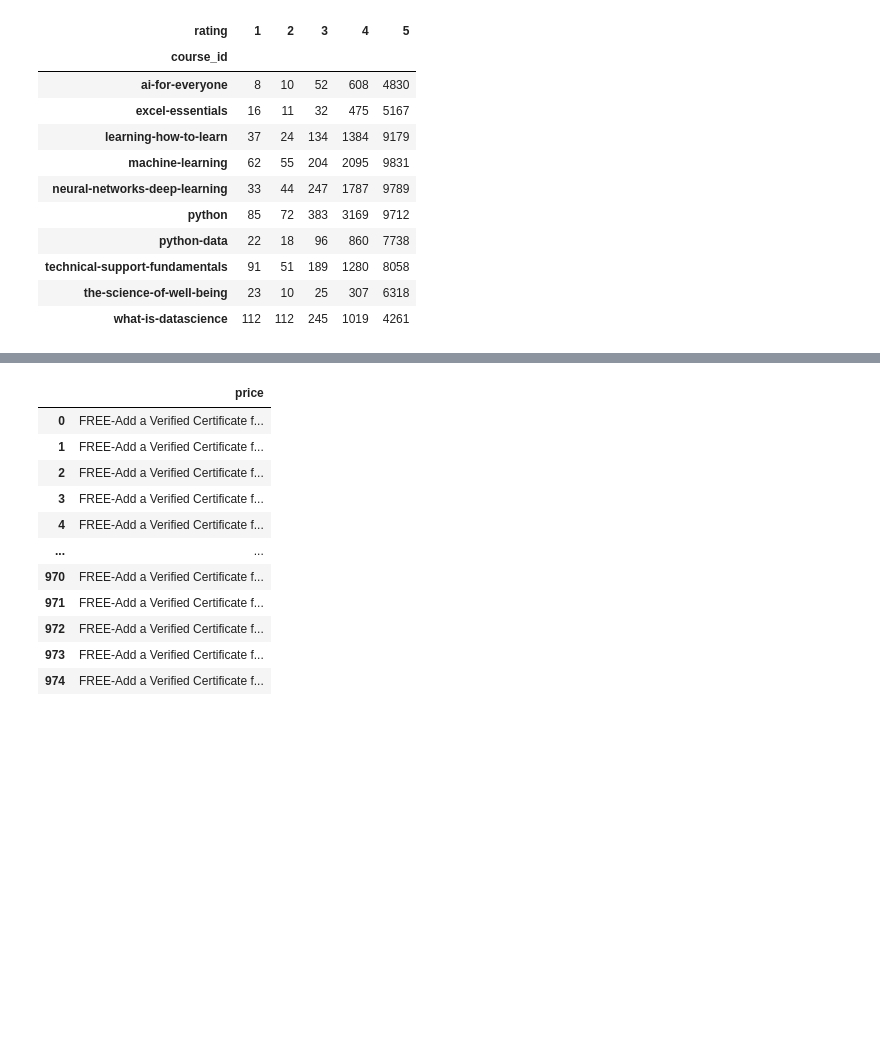
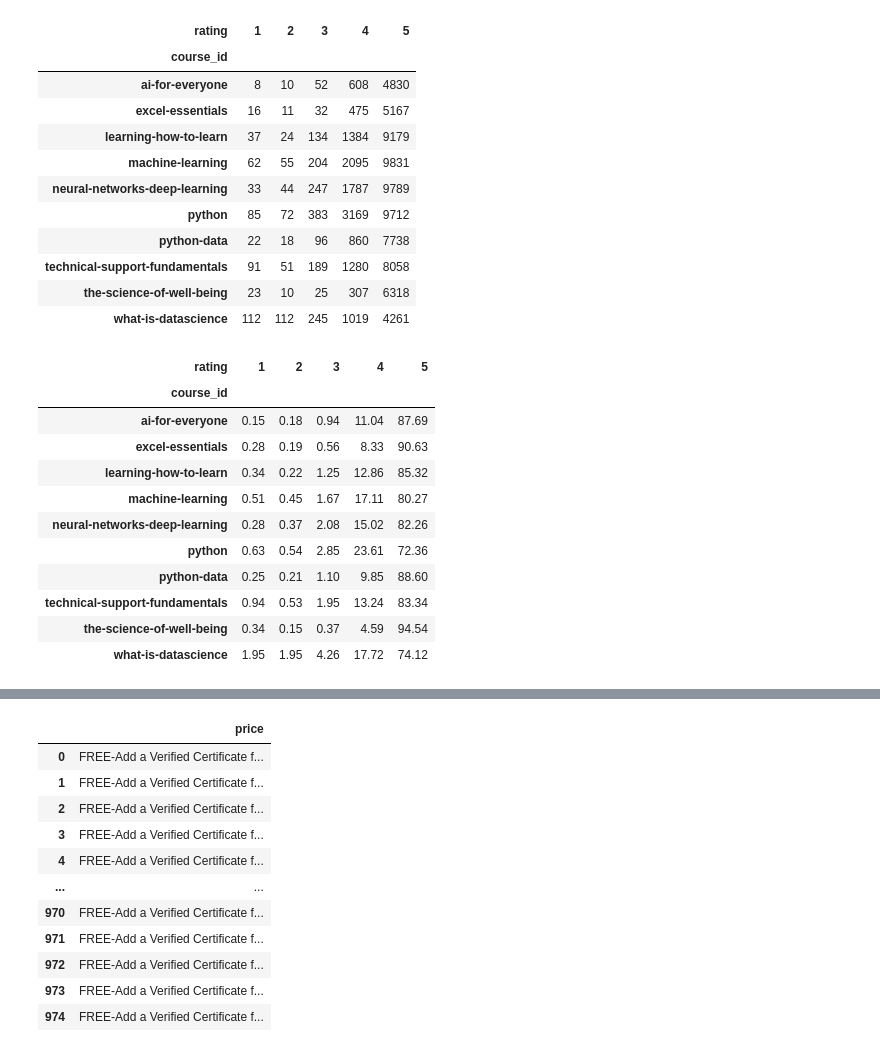
Before and after one commit to octa-acostamonti/MOOCs-Analyisis, a Jupyter notebook: EDA.ipynb, the cells around one changed output, grey strips where cells are left out. Drawn from its saved outputs; the diff is of its cells as text; code cells hidden in the pictures; blank space fills up the shorter version.

```diff
--- a/EDA.ipynb
+++ b/EDA.ipynb
@@ -281,6 +271,23 @@ rating_conteo
 | technical-support-fundamentals | 91 | 51 | 189 | 1280 | 8058 |
 | the-science-of-well-being | 23 | 10 | 25 | 307 | 6318 |
 | what-is-datascience | 112 | 112 | 245 | 1019 | 4261 |
+# %%
+rating_porcentaje = rating_conteo.div(rating_conteo.sum(axis=1), axis=0) * 100
+# %%
+rating_porcentaje.round(2)
+# %% [output]
+| rating | 1 | 2 | 3 | 4 | 5 |
+| course_id |  |  |  |  |  |
+| ai-for-everyone | 0.15 | 0.18 | 0.94 | 11.04 | 87.69 |
+| excel-essentials | 0.28 | 0.19 | 0.56 | 8.33 | 90.63 |
+| learning-how-to-learn | 0.34 | 0.22 | 1.25 | 12.86 | 85.32 |
+| machine-learning | 0.51 | 0.45 | 1.67 | 17.11 | 80.27 |
+| neural-networks-deep-learning | 0.28 | 0.37 | 2.08 | 15.02 | 82.26 |
+| python | 0.63 | 0.54 | 2.85 | 23.61 | 72.36 |
+| python-data | 0.25 | 0.21 | 1.10 | 9.85 | 88.60 |
+| technical-support-fundamentals | 0.94 | 0.53 | 1.95 | 13.24 | 83.34 |
+| the-science-of-well-being | 0.34 | 0.15 | 0.37 | 4.59 | 94.54 |
+| what-is-datascience | 1.95 | 1.95 | 4.26 | 17.72 | 74.12 |
 # %%
 coursera_titulos = ' '.join(coursera_completo['name'])
 # %%
```
Also changed, not shown: parts of 17 cells of this notebook.
